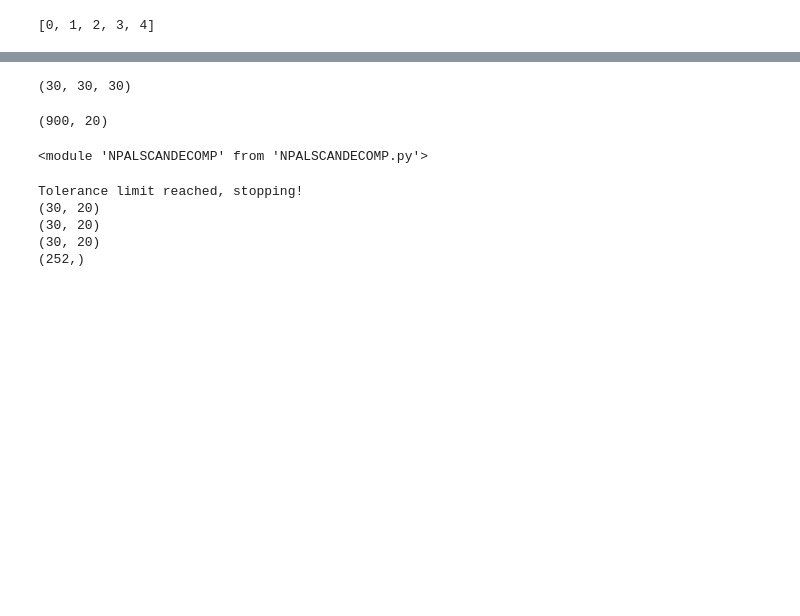
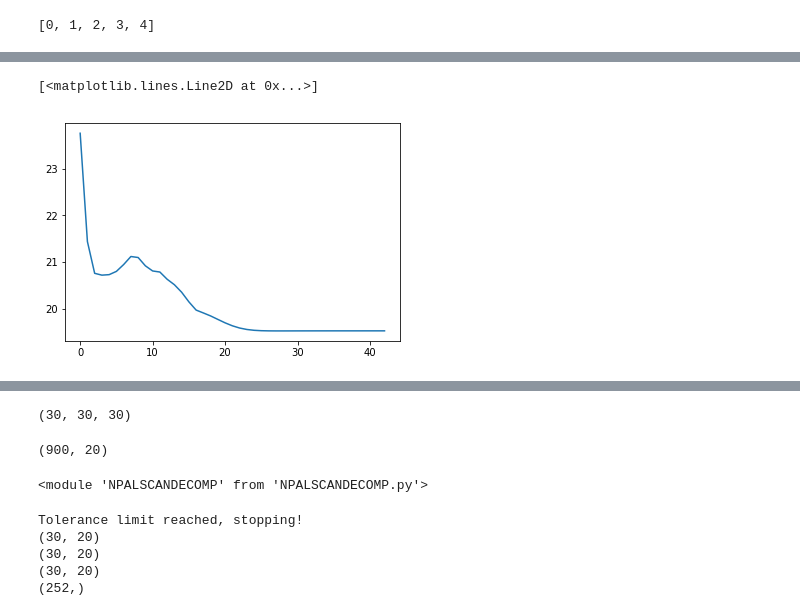
Before and after one commit to willow-ahrens/18.335FinalProject, a Jupyter notebook: NPALS_testing.ipynb, the cells around one changed output, grey strips where cells are left out. Drawn from its saved outputs; the diff is of its cells as text; code cells hidden in the pictures; blank space fills up the shorter version.

```diff
--- a/NPALS_testing.ipynb
+++ b/NPALS_testing.ipynb
@@ -21,3 +53,8 @@ A_true = np.random.randn(30,20)
 B_true = np.random.randn(30,20)
 C_true = np.random.randn(30,20)
 X = np.einsum('ir,jr,kr->ijk', A_true, B_true, C_true)
+# %%
+A_true = np.random.randn(10,5)
+B_true = np.random.randn(10,5)
+C_true = np.random.randn(10,5)
+X = np.einsum('ir,jr,kr->ijk', A_true, B_true, C_true)
@@ -23,0 +97,3 @@ X = np.einsum('ir,jr,kr->ijk', A_true, B_true, C_true)
+# %%
+A_out, B_out, C_out, errors, fac_errors = NPALSCANDECOMP.NPALSCANDECOMP(X,5,true=[A_true, B_true, C_true])
+print(errors[-1])
@@ -23,0 +118,5 @@ X = np.einsum('ir,jr,kr->ijk', A_true, B_true, C_true)
+# %%
+plt.plot(fac_errors)
+# %% [output]
+[<matplotlib.lines.Line2D at 0x...>]
+[figure, added]
```
Also changed, not shown: parts of 18 cells of this notebook, 3 other files.
